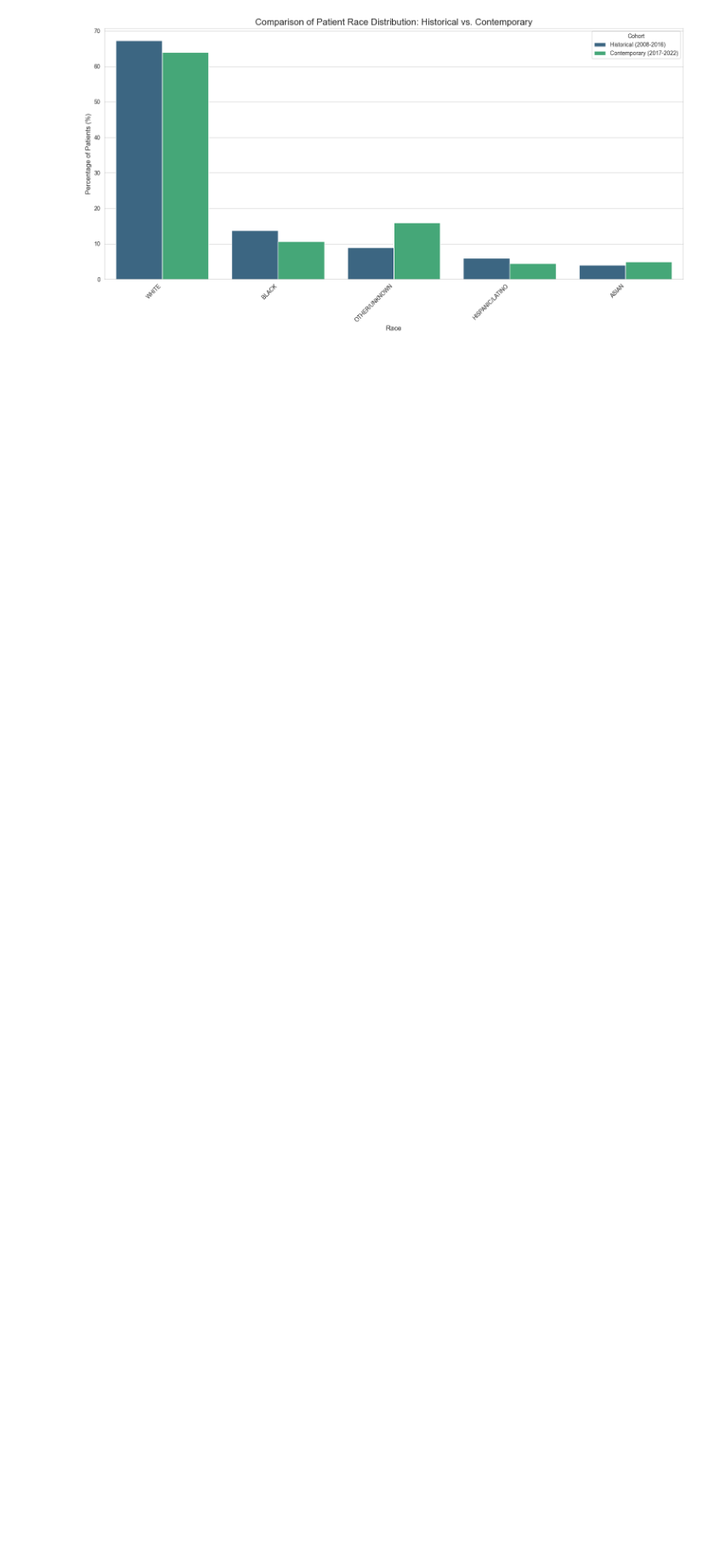
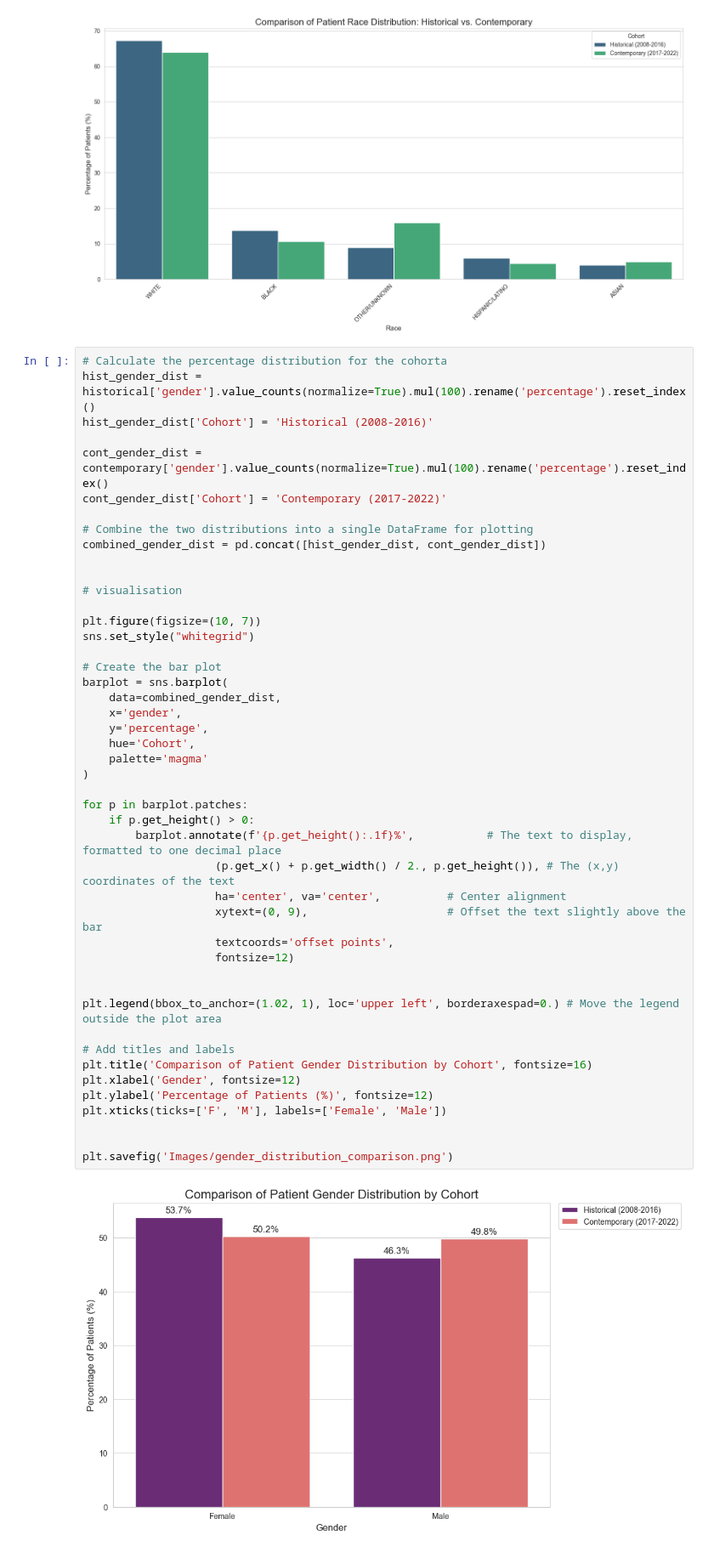
Before and after one commit to AshAninze/dissertation-fairness-ai, a Jupyter notebook: Code/eda.ipynb, the cells around one changed output. Shown at 85% size. Drawn from its saved outputs; the diff is of its cells as text; blank space fills up the shorter version.

Commit message:
added more visualisations

```diff
--- a/Code/eda.ipynb
+++ b/Code/eda.ipynb
@@ -340,3 +341,51 @@ plt.tight_layout()
 plt.savefig('race_distribution_comparison.png')
 # %% [output]
 [figure]
+# %%
+# Calculate the percentage distribution for the cohorta
+hist_gender_dist = historical['gender'].value_counts(normalize=True).mul(100).rename('percentage').reset_index()
+hist_gender_dist['Cohort'] = 'Historical (2008-2016)'
+
+cont_gender_dist = contemporary['gender'].value_counts(normalize=True).mul(100).rename('percentage').reset_index()
+cont_gender_dist['Cohort'] = 'Contemporary (2017-2022)'
+
+# Combine the two distributions into a single DataFrame for plotting
+combined_gender_dist = pd.concat([hist_gender_dist, cont_gender_dist])
+
+
+# visualisation
+
+plt.figure(figsize=(10, 7))
+sns.set_style("whitegrid")
+
+# Create the bar plot
+barplot = sns.barplot(
+    data=combined_gender_dist,
+    x='gender',
+    y='percentage',
+    hue='Cohort',
+    palette='magma'
+)
+
+for p in barplot.patches:
+    if p.get_height() > 0:
+        barplot.annotate(f'{p.get_height():.1f}%',           # The text to display, formatted to one decimal place
+                    (p.get_x() + p.get_width() / 2., p.get_height()), # The (x,y) coordinates of the text
+                    ha='center', va='center',          # Center alignment
+                    xytext=(0, 9),                     # Offset the text slightly above the bar
+                    textcoords='offset points',
+                    fontsize=12)
+
+
+plt.legend(bbox_to_anchor=(1.02, 1), loc='upper left', borderaxespad=0.) # Move the legend outside the plot area
+
+# Add titles and labels
+plt.title('Comparison of Patient Gender Distribution by Cohort', fontsize=16)
+plt.xlabel('Gender', fontsize=12)
+plt.ylabel('Percentage of Patients (%)', fontsize=12)
+plt.xticks(ticks=['F', 'M'], labels=['Female', 'Male'])
+
+
+plt.savefig('Images/gender_distribution_comparison.png')
+# %% [output]
+[figure, added]
```
Also changed, not shown: parts of 5 cells of this notebook, 4 other files.
